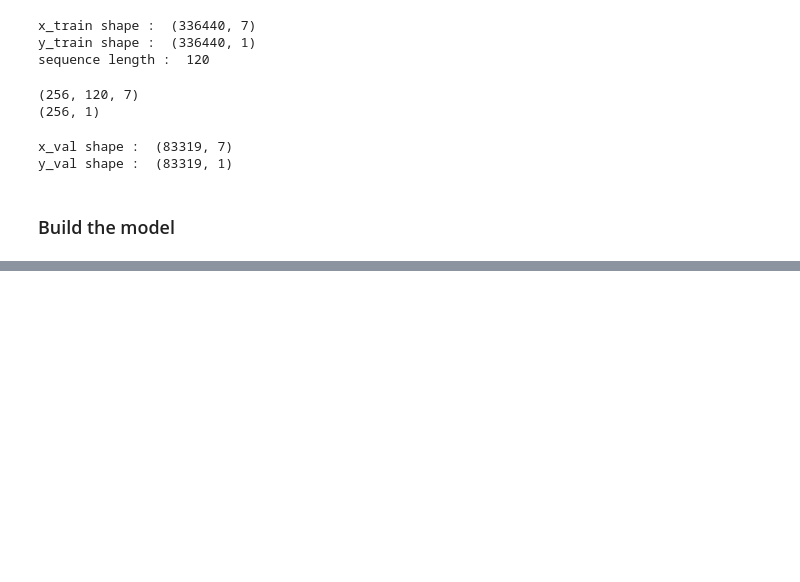
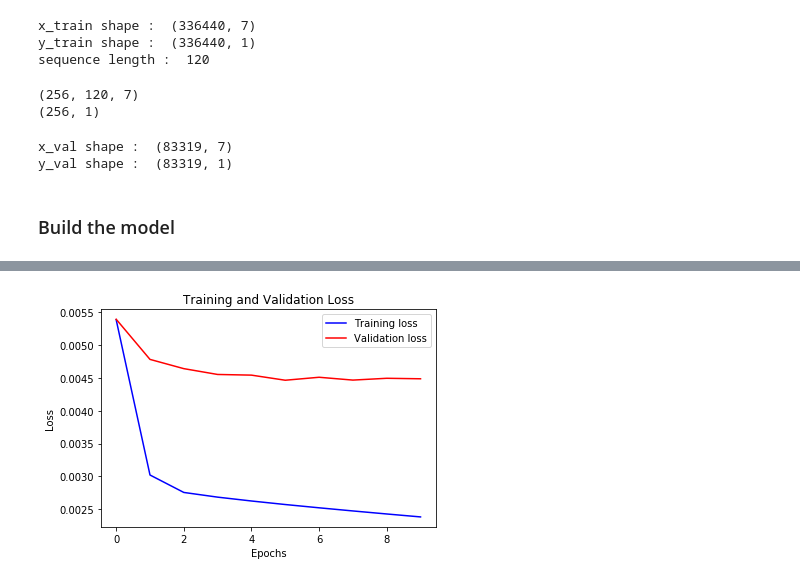
Before and after one commit to atefattia/data_science, a Jupyter notebook: weather_forecasting/forecasting.ipynb, the cells around one changed output, grey strips where cells are left out. Saved outputs shown, nothing was run; the diff lists cells and outputs as text; code cells hidden in the pictures; blank space fills up the shorter version.

Commit message:
model prediction added

```diff
--- a/weather_forecasting/forecasting.ipynb
+++ b/weather_forecasting/forecasting.ipynb
@@ -196,7 +196,7 @@ The training dataset labels starts from the 792nd observation (720 + 72).
 start = past + future
 end = start + train_split
 
-x_train = train_data[[i for i in range(7)]].values
+x_train = train_data.values
 y_train = inputs.iloc[start:end][[1]]
 
 sequence_length = int(past / step)
@@ -229,7 +229,7 @@ x_end = len(val_data) - past - future
 
 label_start = train_split + past + future
 
-x_val = val_data.iloc[:x_end][[i for i in range(7)]].values
+x_val = val_data.iloc[:x_end].values
 y_val = inputs.iloc[label_start:][[1]]
 
 print("x_val shape : ", x_val.shape)
@@ -253,4 +253,5 @@ lstm_out = keras.layers.LSTM(32)(model_input)
 model_output = keras.layers.Dense(1)(lstm_out)
 
 model = keras.Model(inputs=model_input, outputs=model_output)
-model.compile()
+model.compile(optimizer=keras.optimizers.Adam(0.001), loss="mse")
+model.summary()
@@ -269,0 +301,18 @@ ValueError: in user code:
+# %%
+def visualize_loss(history, title):
+    loss = history.history["loss"]
+    val_loss = history.history["val_loss"]
+    epochs = range(len(loss))
+    plt.figure()
+    plt.plot(epochs, loss, "b", label="Training loss")
+    plt.plot(epochs, val_loss, "r", label="Validation loss")
+    plt.title(title)
+    plt.xlabel("Epochs")
+    plt.ylabel("Loss")
+    plt.legend()
+    plt.show()
+
+
+visualize_loss(history, "Training and Validation Loss")
+# %% [output]
+[figure, added]
```
Also changed, not shown: parts of 3 cells of this notebook.
